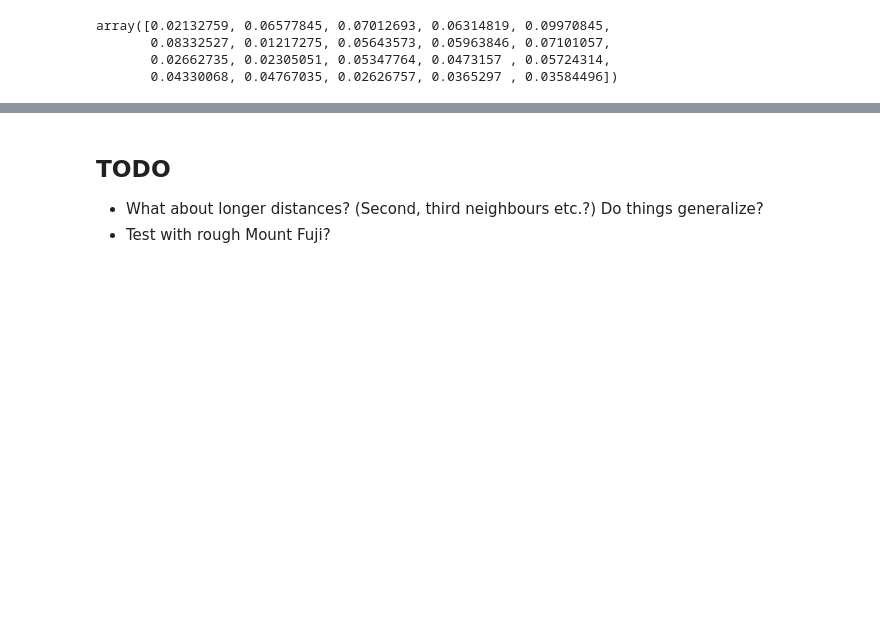
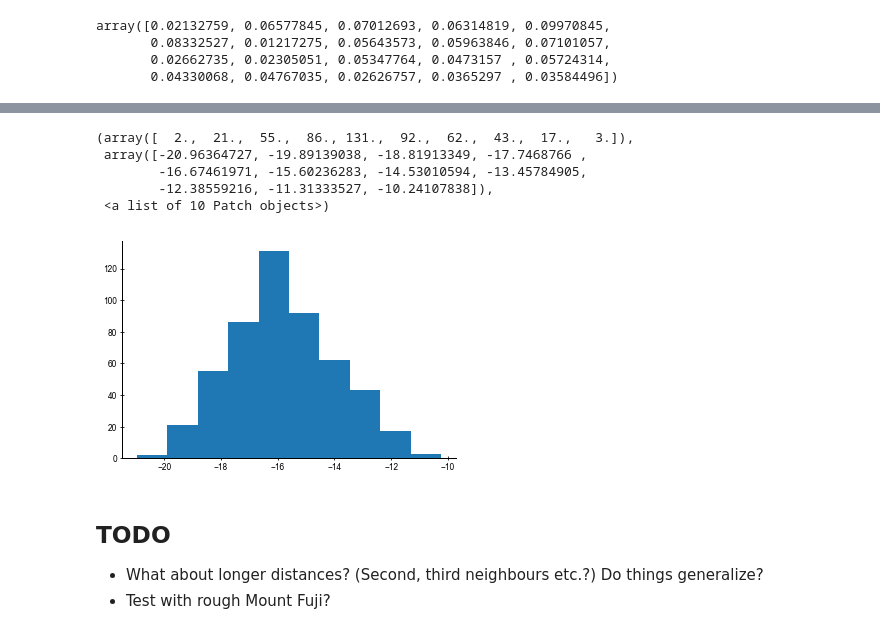
Before and after one commit to andim/peptidome, a Jupyter notebook: code/nnprob_likelihood/math.ipynb, the cells around one changed output, grey strips where cells are left out. Cells and saved outputs as stored; diff of their text form; code cells hidden in the pictures; blank space fills up the shorter version.

```diff
--- a/code/nnprob_likelihood/math.ipynb
+++ b/code/nnprob_likelihood/math.ipynb
@@ -181,3 +309,12 @@ ax.set_xlabel('Probability');
+# %%
+plt.hist(np.log10(p2sigmas[np.abs((psigmas-1e-13)/psigmas)<0.05]))
+# %% [output]
+(array([  2.,  21.,  55.,  86., 131.,  92.,  62.,  43.,  17.,   3.]),
+ array([-20.96364727, -19.89139038, -18.81913349, -17.7468766 ,
+        -16.67461971, -15.60236283, -14.53010594, -13.45784905,
+        -12.38559216, -11.31333527, -10.24107838]),
+ <a list of 10 Patch objects>)
+[figure, added]
 # %% [markdown]
 ## TODO
 
```
Also changed, not shown: parts of 23 cells of this notebook, 2 other files.
